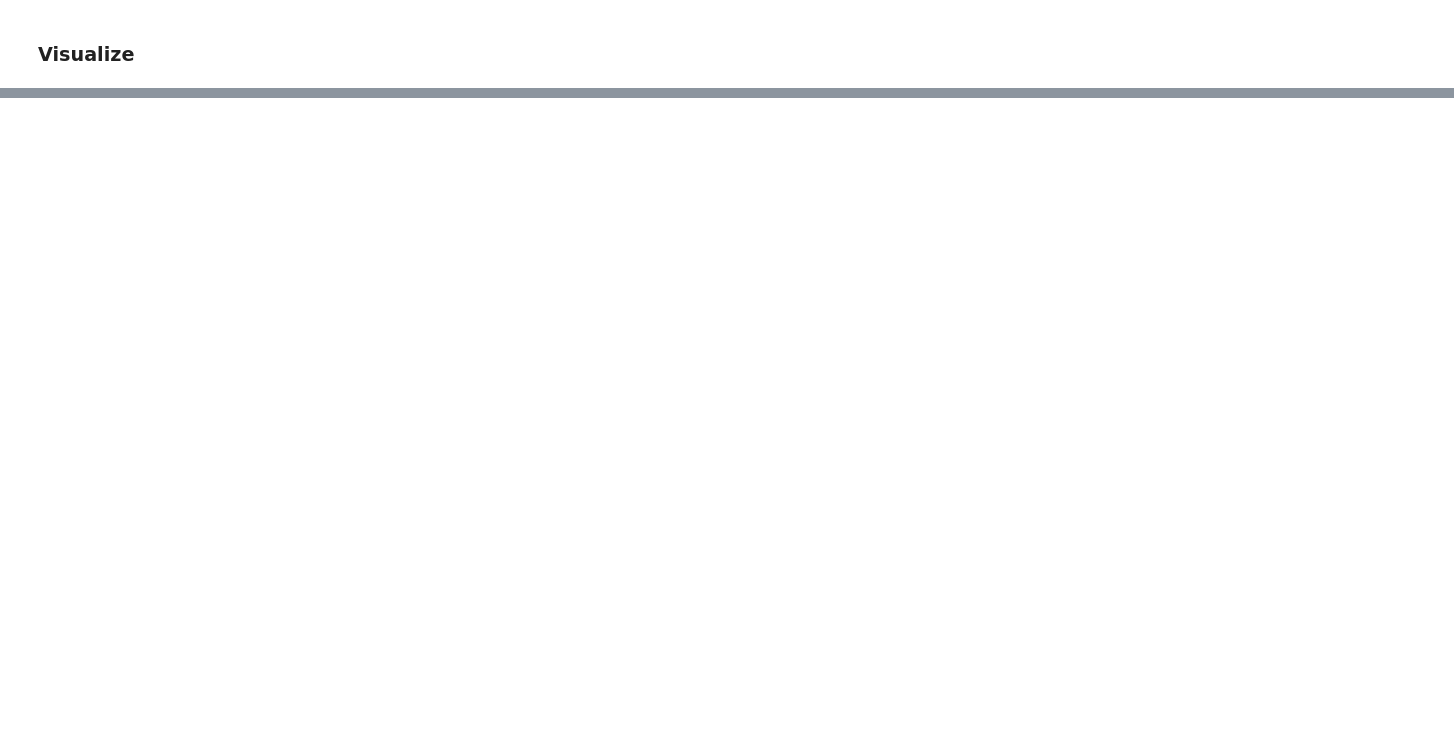
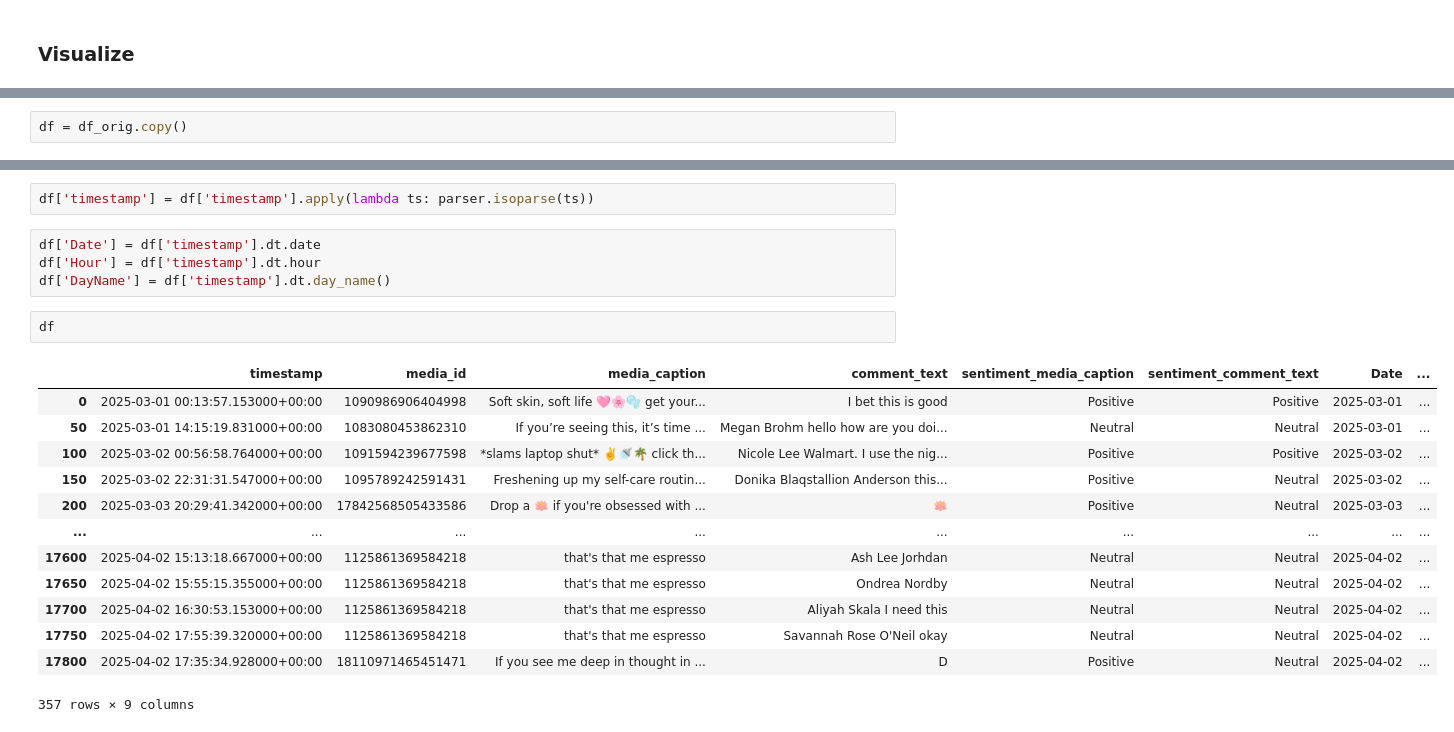
Before and after one commit to pkjha-aero/Scrollmark, a Jupyter notebook: Scrollmark.ipynb, the cells around one changed output, grey strips where cells are left out. Drawn from its saved outputs; the diff is of its cells as text; blank space fills up the shorter version.

```diff
--- a/Scrollmark.ipynb
+++ b/Scrollmark.ipynb
@@ -302,0 +338,2 @@ visualize_frequent_words_for_sentiment (freq_words_collection)
+# %%
+df = df_orig.copy()
@@ -302,0 +342,22 @@ visualize_frequent_words_for_sentiment (freq_words_collection)
+# %%
+df['timestamp'] = df['timestamp'].apply(lambda ts: parser.isoparse(ts))
+# %%
+df['Date'] = df['timestamp'].dt.date
+df['Hour'] = df['timestamp'].dt.hour
+df['DayName'] = df['timestamp'].dt.day_name()
+# %%
+df
+# %% [output]
+|  | timestamp | media_id | media_caption | comment_text | sentiment_media_caption | sentiment_comment_text | Date | ... |
+| 0 | 2025-03-01 00:13:57.153000+00:00 | 1090986906404998 | Soft skin, soft life 🩷🌸🫧 get your... | I bet this is good | Positive | Positive | 2025-03-01 | ... |
+| 50 | 2025-03-01 14:15:19.831000+00:00 | 1083080453862310 | If you’re seeing this, it’s time ... | Megan Brohm hello how are you doi... | Neutral | Neutral | 2025-03-01 | ... |
+| 100 | 2025-03-02 00:56:58.764000+00:00 | 1091594239677598 | *slams laptop shut* ✌️🚿🌴 click th... | Nicole Lee Walmart. I use the nig... | Positive | Positive | 2025-03-02 | ... |
+| 150 | 2025-03-02 22:31:31.547000+00:00 | 1095789242591431 | Freshening up my self-care routin... | Donika Blaqstallion Anderson this... | Positive | Neutral | 2025-03-02 | ... |
+| 200 | 2025-03-03 20:29:41.342000+00:00 | 17842568505433586 | Drop a 🪷 if you're obsessed with ... | 🪷 | Positive | Neutral | 2025-03-03 | ... |
+| ... | ... | ... | ... | ... | ... | ... | ... | ... |
+| 17600 | 2025-04-02 15:13:18.667000+00:00 | 1125861369584218 | that's that me espresso | Ash Lee Jorhdan | Neutral | Neutral | 2025-04-02 | ... |
+| 17650 | 2025-04-02 15:55:15.355000+00:00 | 1125861369584218 | that's that me espresso | Ondrea Nordby | Neutral | Neutral | 2025-04-02 | ... |
+| 17700 | 2025-04-02 16:30:53.153000+00:00 | 1125861369584218 | that's that me espresso | Aliyah Skala I need this | Neutral | Neutral | 2025-04-02 | ... |
+| 17750 | 2025-04-02 17:55:39.320000+00:00 | 1125861369584218 | that's that me espresso | Savannah Rose O'Neil okay | Neutral | Neutral | 2025-04-02 | ... |
+| 17800 | 2025-04-02 17:35:34.928000+00:00 | 18110971465451471 | If you see me deep in thought in ... | D | Positive | Neutral | 2025-04-02 | ... |
+357 rows × 9 columns
```
Also changed, not shown: parts of 20 cells of this notebook.
